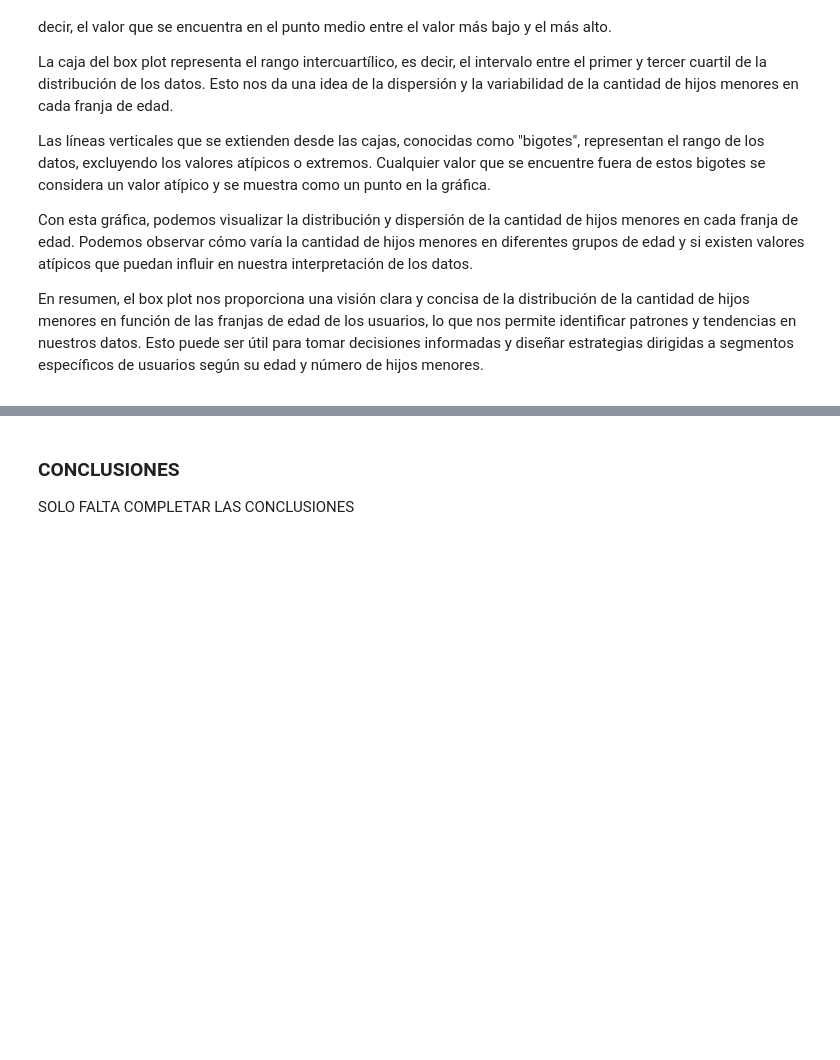
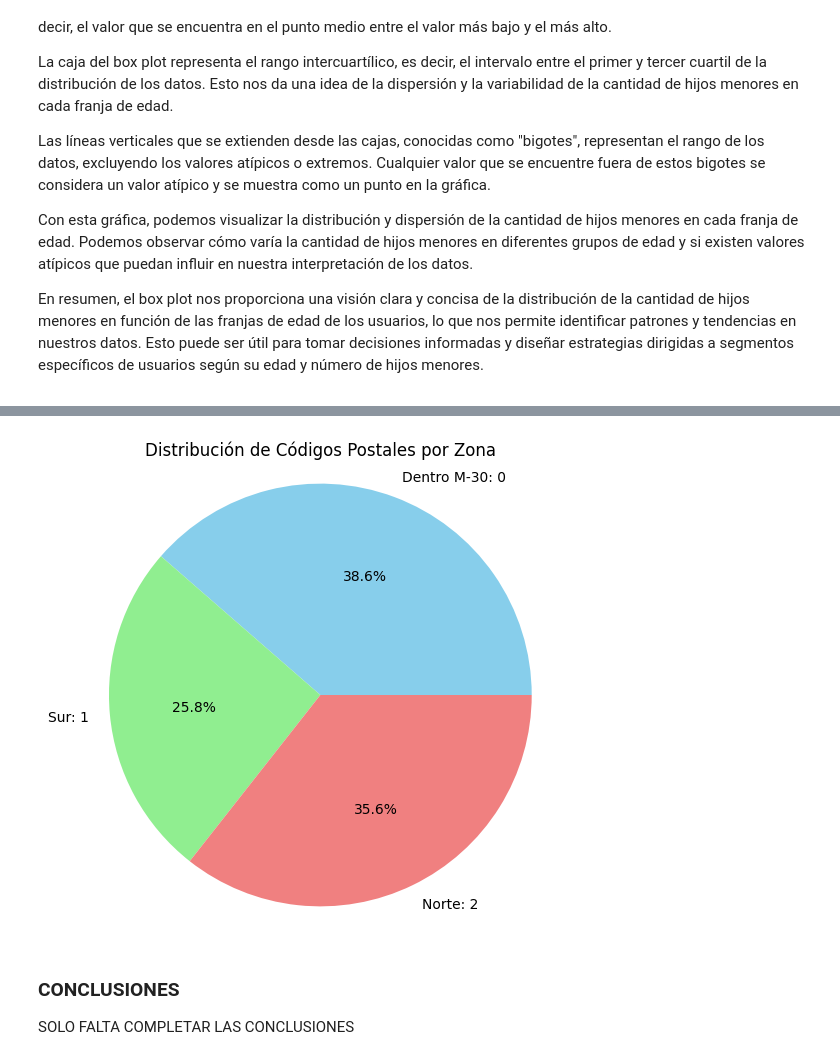
Before and after one commit to AlexCapis/HEATY---Aplicacion-Web-para-Olas-de-Calor, a Jupyter notebook: notebooks/eda_users.ipynb, the cells around one changed output, grey strips where cells are left out. Cells and saved outputs as stored; diff of their text form; code cells hidden in the pictures; folded sections open; blank space fills up the shorter version.

```diff
--- a/notebooks/eda_users.ipynb
+++ b/notebooks/eda_users.ipynb
@@ -805,3 +920,11 @@ En resumen, el box plot nos proporciona una visión clara y concisa de la distri
+# %%
+plt.figure(figsize=(6, 6))
+plt.pie(zonas_counts, labels=etiquetas_zonas, colors=['skyblue', 'lightgreen', 'lightcoral'], autopct='%.1f%%')
+plt.title('Distribución de Códigos Postales por Zona')
+plt.axis('equal')  # Para asegurar que el gráfico sea un círculo en lugar de una elipse
+plt.show()
+# %% [output]
+[figure, added]
 # %% [markdown]
 ### CONCLUSIONES
 
```
Also changed, not shown: parts of 16 cells of this notebook, 1 other file.
